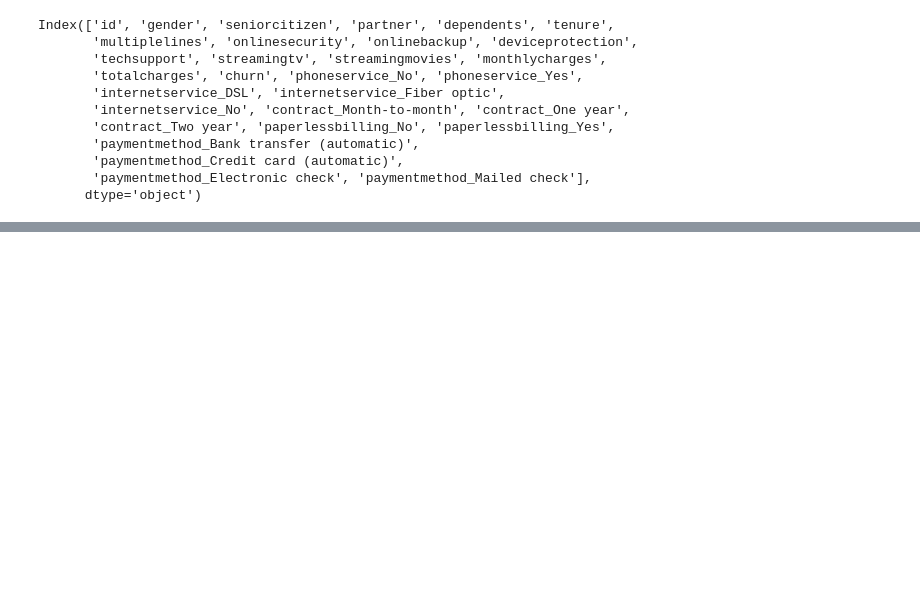
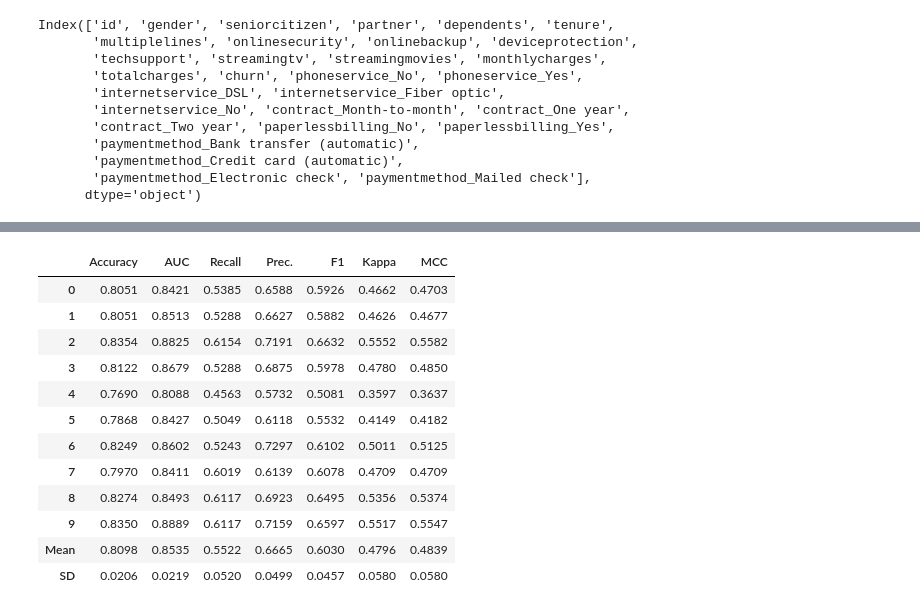
Before and after one commit to jjefferson2006/DSWP_JJ_altera, a Jupyter notebook: desafio_analise_5_ordenado.ipynb, the cells around one changed output, grey strips where cells are left out. Saved outputs shown, nothing was run; the diff lists cells and outputs as text; code cells hidden in the pictures; blank space fills up the shorter version.

```diff
--- a/desafio_analise_5_ordenado.ipynb
+++ b/desafio_analise_5_ordenado.ipynb
@@ -741,0 +806,16 @@ tuned_lr = tune_model(lr)
+# %%
+catbost = create_model('catboost')
+# %% [output]
+|  | Accuracy | AUC | Recall | Prec. | F1 | Kappa | MCC |
+| 0 | 0.8051 | 0.8421 | 0.5385 | 0.6588 | 0.5926 | 0.4662 | 0.4703 |
+| 1 | 0.8051 | 0.8513 | 0.5288 | 0.6627 | 0.5882 | 0.4626 | 0.4677 |
+| 2 | 0.8354 | 0.8825 | 0.6154 | 0.7191 | 0.6632 | 0.5552 | 0.5582 |
+| 3 | 0.8122 | 0.8679 | 0.5288 | 0.6875 | 0.5978 | 0.4780 | 0.4850 |
+| 4 | 0.7690 | 0.8088 | 0.4563 | 0.5732 | 0.5081 | 0.3597 | 0.3637 |
+| 5 | 0.7868 | 0.8427 | 0.5049 | 0.6118 | 0.5532 | 0.4149 | 0.4182 |
+| 6 | 0.8249 | 0.8602 | 0.5243 | 0.7297 | 0.6102 | 0.5011 | 0.5125 |
+| 7 | 0.7970 | 0.8411 | 0.6019 | 0.6139 | 0.6078 | 0.4709 | 0.4709 |
+| 8 | 0.8274 | 0.8493 | 0.6117 | 0.6923 | 0.6495 | 0.5356 | 0.5374 |
+| 9 | 0.8350 | 0.8889 | 0.6117 | 0.7159 | 0.6597 | 0.5517 | 0.5547 |
+| Mean | 0.8098 | 0.8535 | 0.5522 | 0.6665 | 0.6030 | 0.4796 | 0.4839 |
+| SD | 0.0206 | 0.0219 | 0.0520 | 0.0499 | 0.0457 | 0.0580 | 0.0580 |
```
Also changed, not shown: parts of 48 cells of this notebook.
